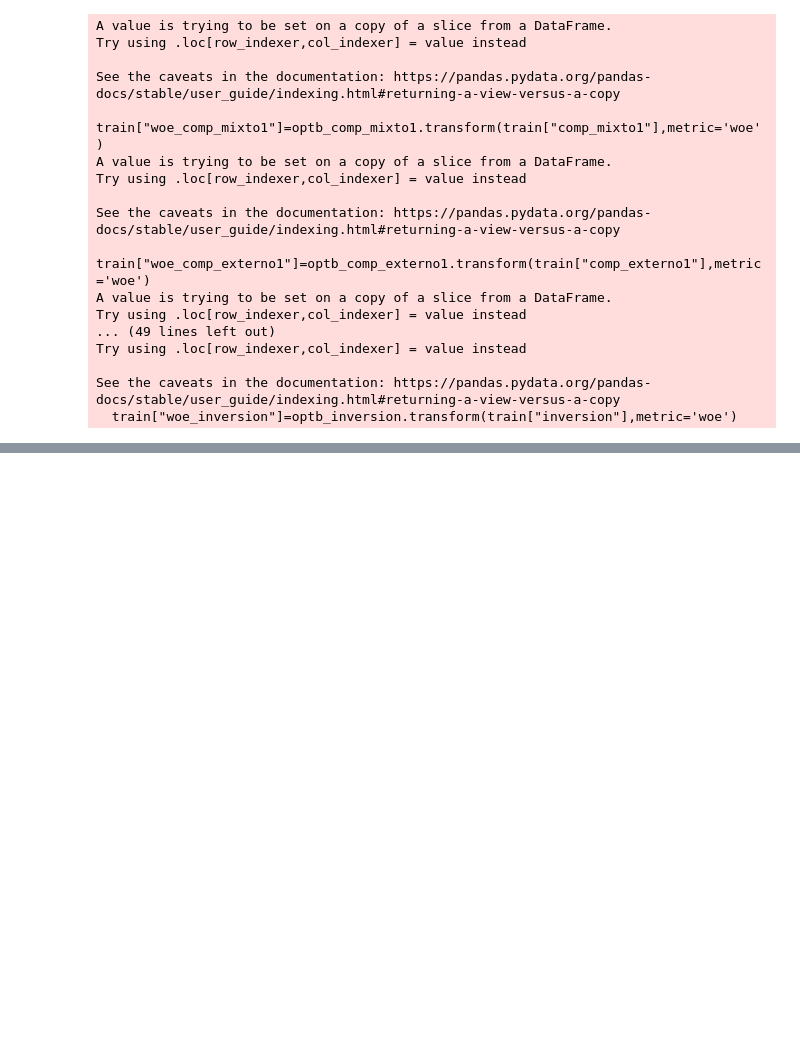
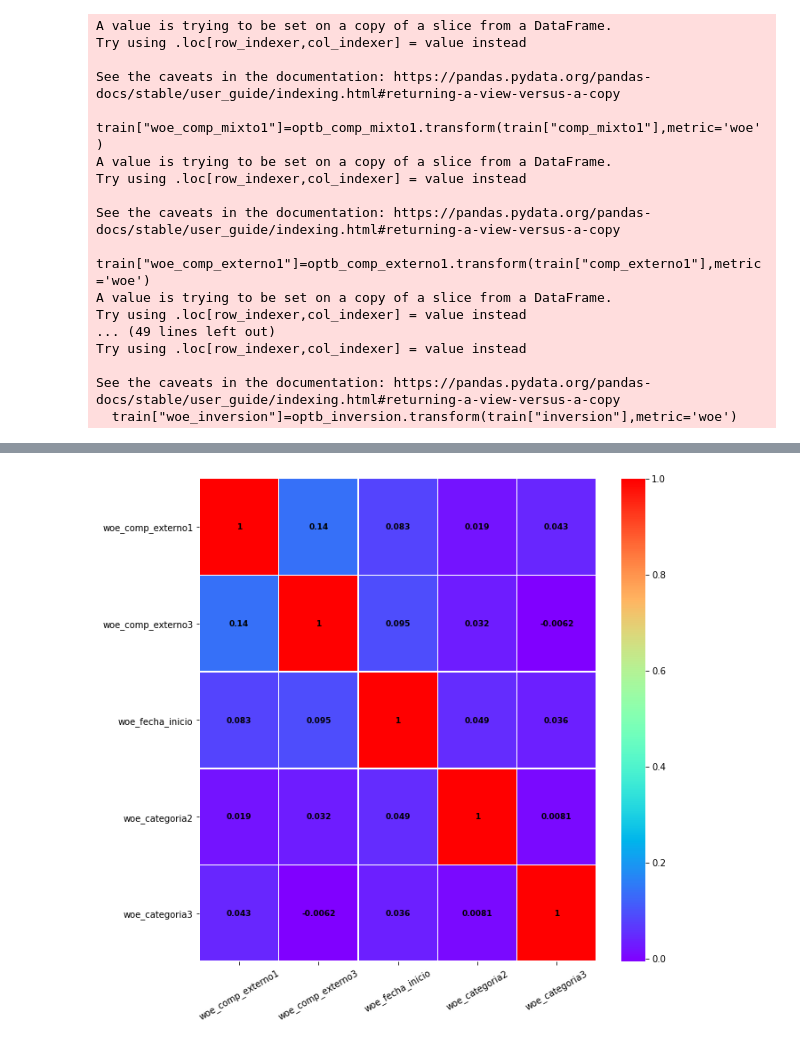
Before and after one commit to Victorinolavida/Seminario-estadista, a Jupyter notebook: tarea2/ejercicio 1.ipynb, the cells around one changed output, grey strips where cells are left out. Drawn from its saved outputs; the diff is of its cells as text; code cells hidden in the pictures; blank space fills up the shorter version.

```diff
--- a/tarea2/ejercicio 1.ipynb
+++ b/tarea2/ejercicio 1.ipynb
@@ -331,11 +330,17 @@ X_woe_train
+# %%
+#train=train[['Y',"woe_comp_externo1","woe_comp_externo2","woe_comp_externo3","woe_fecha_inicio","woe_categoria2","woe_categoria3"]]
+train=train[['Y',"woe_comp_externo1","woe_comp_externo3","woe_fecha_inicio","woe_categoria2","woe_categoria3"]]
 # %%
 corr = train.iloc[:,1:].corr()
+corr
 xticks = list(corr.index)
 yticks = list(corr.index)
 fig = plt.figure(figsize=(10,10))
 ax1 = fig.add_subplot(1, 1, 1)
 
 sns.heatmap(corr,annot=True,cmap="rainbow",ax=ax1,linewidths=.5,annot_kws={'size':9,'weight':'bold', 'color':'k'})
 ax1.set_xticklabels(xticks, rotation=30, fontsize=10)
 ax1.set_yticklabels(yticks, rotation=0, fontsize=10)
 plt.show()
+# %% [output]
+[figure, added]
```
Also changed, not shown: parts of 23 cells of this notebook.
